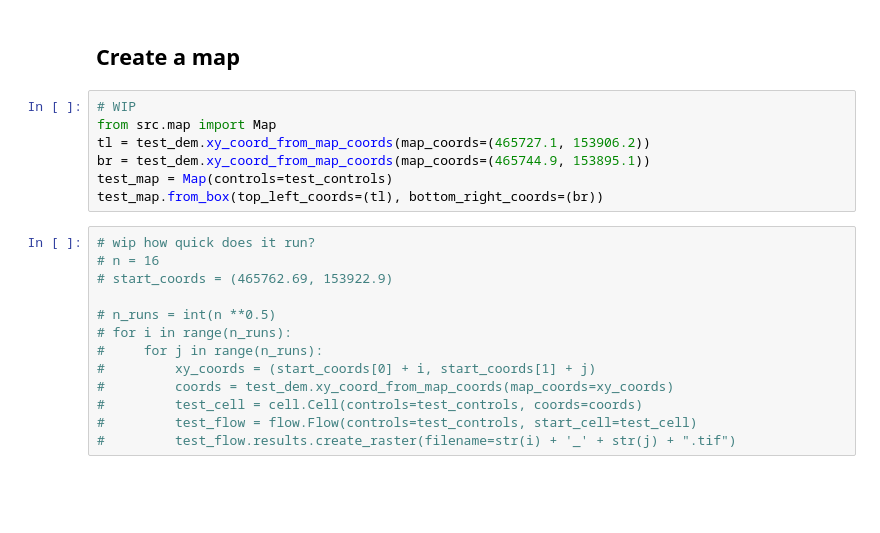
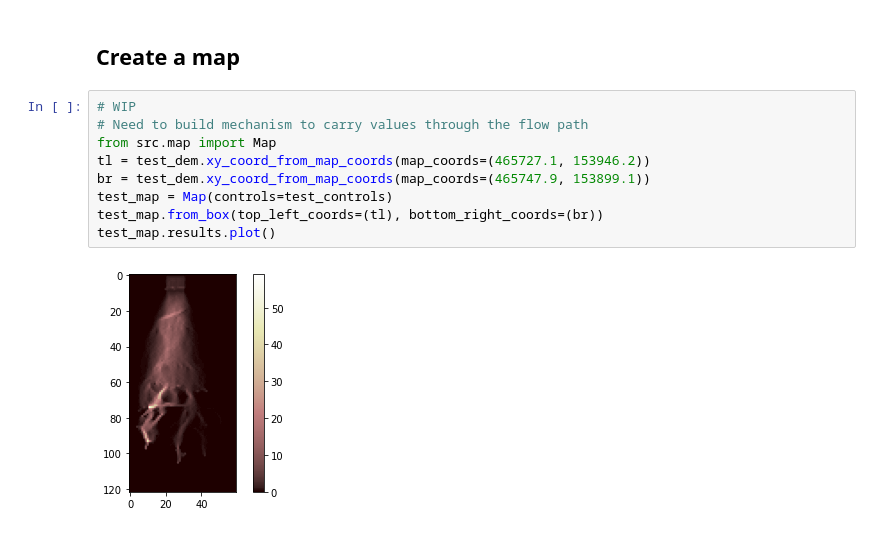
Before and after one commit to pgr1c11/flow-path, a Jupyter notebook: notebooks/flow-path-notebook.ipynb, the cells around one changed output. Drawn from its saved outputs; the diff is of its cells as text; blank space fills up the shorter version.

```diff
--- a/notebooks/flow-path-notebook.ipynb
+++ b/notebooks/flow-path-notebook.ipynb
@@ -52,21 +52,12 @@ test_flow.results.plot()
 ## Create a map
 # %%
 # WIP
+# Need to build mechanism to carry values through the flow path
 from src.map import Map
-tl = test_dem.xy_coord_from_map_coords(map_coords=(465727.1, 153906.2))
-br = test_dem.xy_coord_from_map_coords(map_coords=(465744.9, 153895.1))
+tl = test_dem.xy_coord_from_map_coords(map_coords=(465727.1, 153946.2))
+br = test_dem.xy_coord_from_map_coords(map_coords=(465747.9, 153899.1))
 test_map = Map(controls=test_controls)
 test_map.from_box(top_left_coords=(tl), bottom_right_coords=(br))
+test_map.results.plot()
+# %% [output]
+[figure, added]
-# %%
-# wip how quick does it run?
-# n = 16
-# start_coords = (465762.69, 153922.9)
-
-# n_runs = int(n **0.5)
-# for i in range(n_runs):
-#     for j in range(n_runs):
-#         xy_coords = (start_coords[0] + i, start_coords[1] + j)
-#         coords = test_dem.xy_coord_from_map_coords(map_coords=xy_coords)
-#         test_cell = cell.Cell(controls=test_controls, coords=coords)
-#         test_flow = flow.Flow(controls=test_controls, start_cell=test_cell)
-#         test_flow.results.create_raster(filename=str(i) + '_' + str(j) + ".tif")
```
Also changed, not shown: parts of 2 cells of this notebook, 4 other files.
